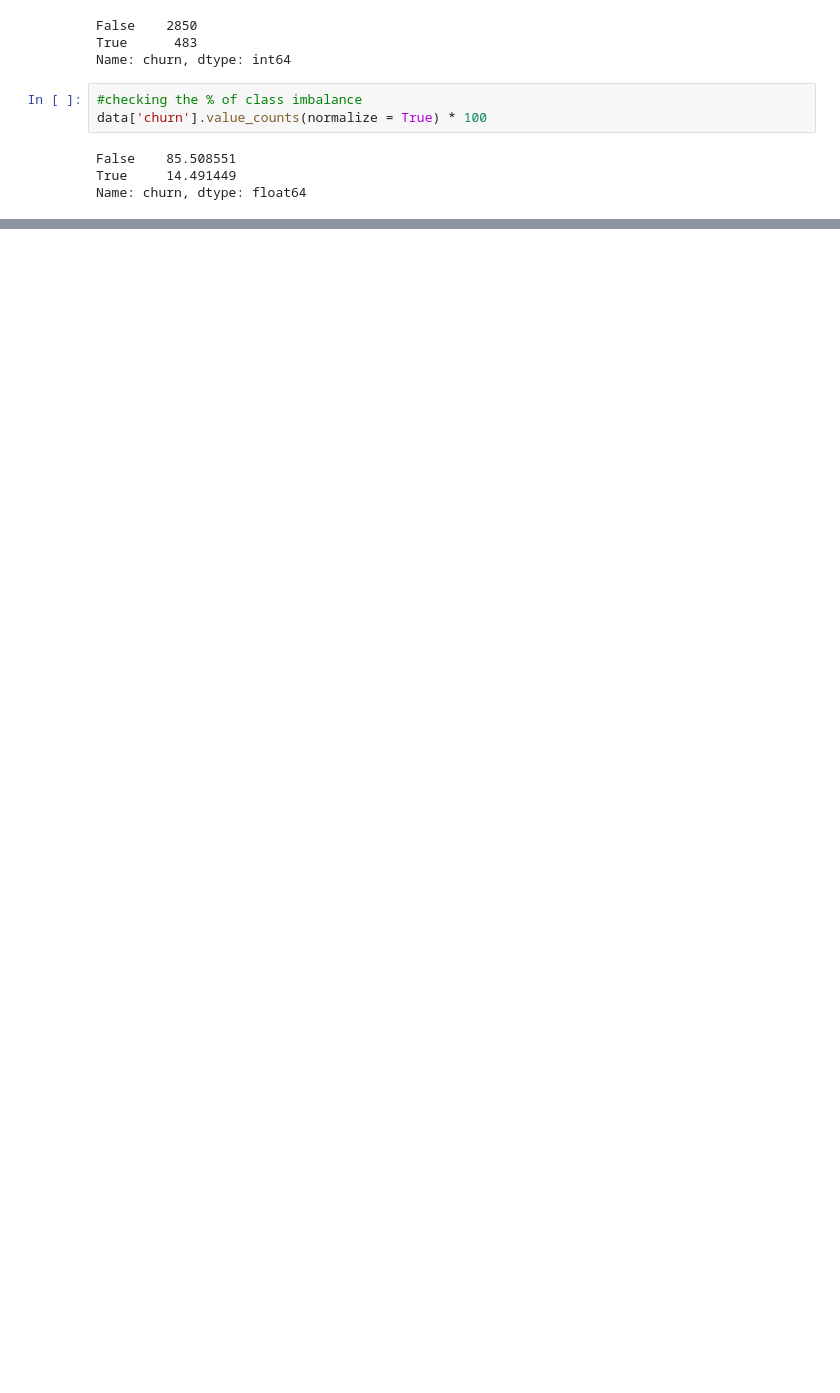
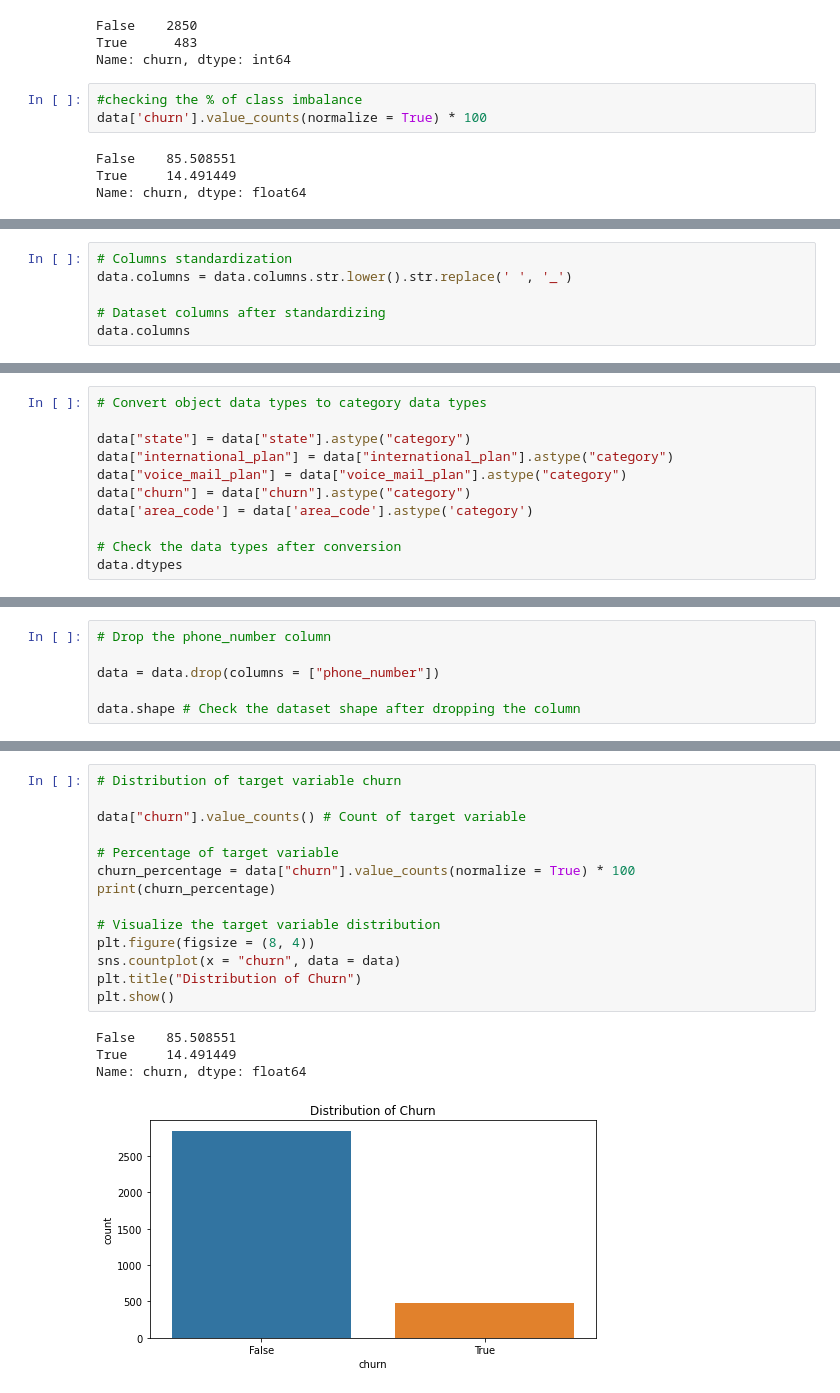
Before and after one commit to Limo-Vincent/Group_9_Phase_3_project, a Jupyter notebook: jupyter_notebook.ipynb, the cells around one changed output, grey strips where cells are left out. Saved outputs shown, nothing was run; the diff lists cells and outputs as text; blank space fills up the shorter version.

Commit message:
added visualizations

```diff
--- a/jupyter_notebook.ipynb
+++ b/jupyter_notebook.ipynb
@@ -159,0 +221,6 @@ Name: churn, dtype: float64
+# %%
+# Columns standardization
+data.columns = data.columns.str.lower().str.replace(' ', '_')
+
+# Dataset columns after standardizing
+data.columns
@@ -159,0 +259,11 @@ Name: churn, dtype: float64
+# %%
+# Convert object data types to category data types
+
+data["state"] = data["state"].astype("category")
+data["international_plan"] = data["international_plan"].astype("category")
+data["voice_mail_plan"] = data["voice_mail_plan"].astype("category")
+data["churn"] = data["churn"].astype("category")
+data['area_code'] = data['area_code'].astype('category')
+
+# Check the data types after conversion
+data.dtypes
@@ -159,0 +290,6 @@ Name: churn, dtype: float64
+# %%
+# Drop the phone_number column
+
+data = data.drop(columns = ["phone_number"])
+
+data.shape # Check the dataset shape after dropping the column
@@ -159,0 +312,19 @@ Name: churn, dtype: float64
+# %%
+# Distribution of target variable churn
+
+data["churn"].value_counts() # Count of target variable
+
+# Percentage of target variable
+churn_percentage = data["churn"].value_counts(normalize = True) * 100
+print(churn_percentage)
+
+# Visualize the target variable distribution
+plt.figure(figsize = (8, 4))
+sns.countplot(x = "churn", data = data)
+plt.title("Distribution of Churn")
+plt.show()
+# %% [output]
+False    85.508551
+True     14.491449
+Name: churn, dtype: float64
+[figure, added]
```
Also changed, not shown: parts of 72 cells of this notebook.
